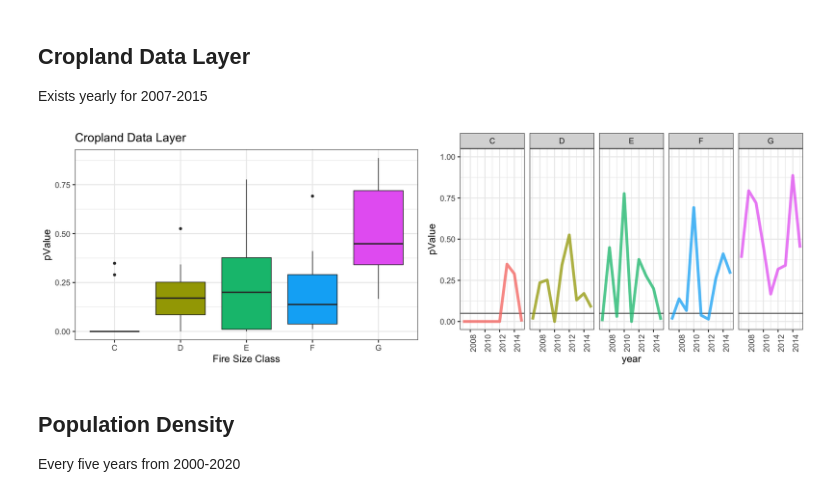
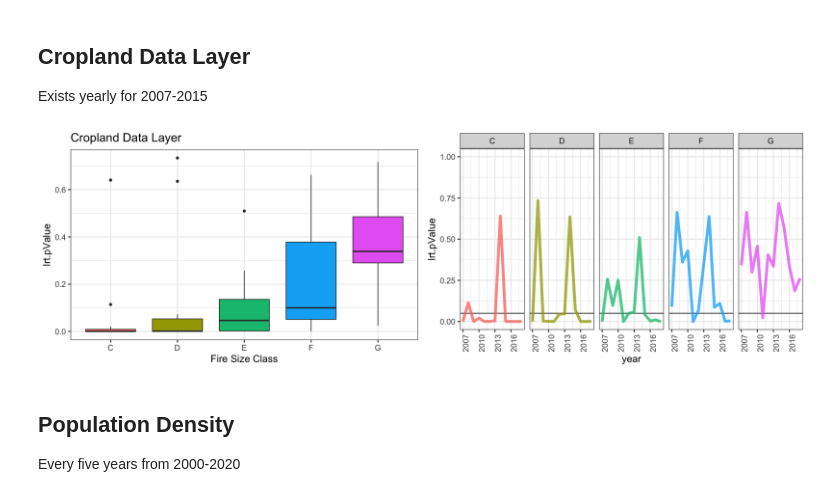
Before and after one commit to rebecca-willison/wildfires, a Jupyter notebook: exploratory_modeling/Exploratory Results Summary.ipynb, the cells around one changed output. Drawn from its saved outputs; the diff is of its cells as text; code cells hidden in the pictures.

```diff
--- a/exploratory_modeling/Exploratory Results Summary.ipynb
+++ b/exploratory_modeling/Exploratory Results Summary.ipynb
@@ -13,7 +13,7 @@ fig <- function(width, heigth){
  options(repr.plot.width = width, repr.plot.height = heigth)
  }
 # read results
-results <- suppressMessages(read_csv('/Users/rebeccawillison/Documents/research/wildfire/wildfires/results/IPPP_byYear_byClass.csv'))
+results <- suppressMessages(read_csv('/Users/rebeccawillison/Documents/research/wildfire/wildfires/results/IPPP_byYear_byClass_CalFire.csv'))
 pr.results <- suppressMessages(read_csv('/Users/rebeccawillison/Documents/research/wildfire/wildfires/results/IPPP_byMonth_Year_PRCP.csv'))
 pr12m.results <- suppressMessages(read_csv('/Users/rebeccawillison/Documents/research/wildfire/wildfires/results/IPPP_byMonthYear_PRCP_12m.csv'))
 bi.results <- suppressMessages(read_csv('/Users/rebeccawillison/Documents/research/wildfire/wildfires/results/IPPP_byMonthYear_BI.csv'))
@@ -43,31 +28,33 @@ pValues from LRT
 Exists yearly for 2007-2015
 # %%
 cdl <- results %>%
-  tidyr::separate(variable, into = c('group', 'variable_name'),
-                  sep = '\\.', remove = F) %>%
+  dplyr::filter(grepl('CDLFeatures', variable)) %>%
+  tidyr::separate(variable, into = c('var1', 'var2'), sep = '_', remove = F) %>%
+  tidyr::separate(var1, into = c('group', 'variable_name'), sep = '\\.', remove = F) %>%
   dplyr::mutate(feature_year = ifelse(group == 'CDLFeatures',
                                       stringr::str_remove_all(variable_name, '[a-z_]'),
                                       NA),
-                pValue = round(pValue, 4)) %>%
+                lrt.pValue = round(lrt.pValue, 4),
+                wald.pValue = round(wald.pValue, 4)) %>%
   dplyr::filter(group == 'CDLFeatures' & year == feature_year)
 # %%
 fig(16,5)
-a <- ggplot(cdl, aes(size, pValue, fill = size)) +
+a <- ggplot(cdl, aes(size, lrt.pValue, fill = size)) +
   geom_boxplot() +
   theme_bw(base_size = 15) +
   guides(fill = F) +
   labs(x = 'Fire Size Class', title = 'Cropland Data Layer')
-b <- ggplot(cdl, aes(year, pValue, group = size, color = size)) +
+b <- ggplot(cdl, aes(year, lrt.pValue, group = size, color = size)) +
   geom_hline(yintercept = .05) +
   geom_line(alpha = .75, size = 2) +
   theme_bw(base_size = 15) +
   facet_grid(. ~ size) +
   ylim(0, 1) +
   guides(color = F) +
   theme(axis.text.x = element_text(angle = 90))
 ggarrange(a, b)
 # %% [output]
-[figure, old version]
+[figure, new version]
 # %% [markdown]
 ## Population Density
 Every five years from 2000-2020
```
Also changed, not shown: parts of 4 cells of this notebook, 4 other files.
